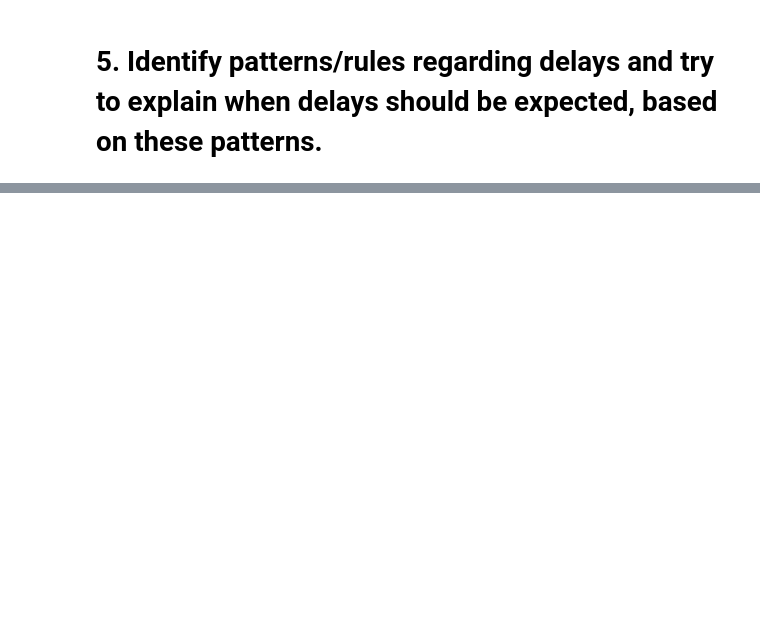
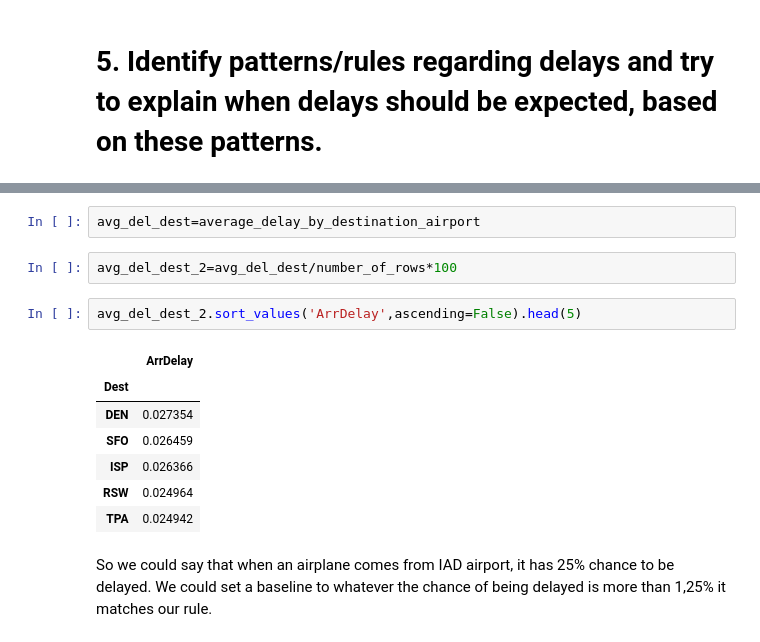
Before and after one commit to gbouzioto/data_mining_master_2020, a Jupyter notebook: exercise_3/airlines/Airlines.ipynb, the cells around one changed output, grey strips where cells are left out. Drawn from its saved outputs; the diff is of its cells as text; blank space fills up the shorter version.

```diff
--- a/exercise_3/airlines/Airlines.ipynb
+++ b/exercise_3/airlines/Airlines.ipynb
@@ -597,0 +641,16 @@ Ridge_model.best_params_
+# %%
+avg_del_dest=average_delay_by_destination_airport
+# %%
+avg_del_dest_2=avg_del_dest/number_of_rows*100
+# %%
+avg_del_dest_2.sort_values('ArrDelay',ascending=False).head(5)
+# %% [output]
+|  | ArrDelay |
+| Dest |  |
+| DEN | 0.027354 |
+| SFO | 0.026459 |
+| ISP | 0.026366 |
+| RSW | 0.024964 |
+| TPA | 0.024942 |
+# %% [markdown]
+So we could say that when an airplane comes from IAD airport, it has 25% chance to be delayed. We could set a baseline to whatever the chance of being delayed is more than 1,25% it matches our rule.
```
Also changed, not shown: parts of 19 cells of this notebook.
